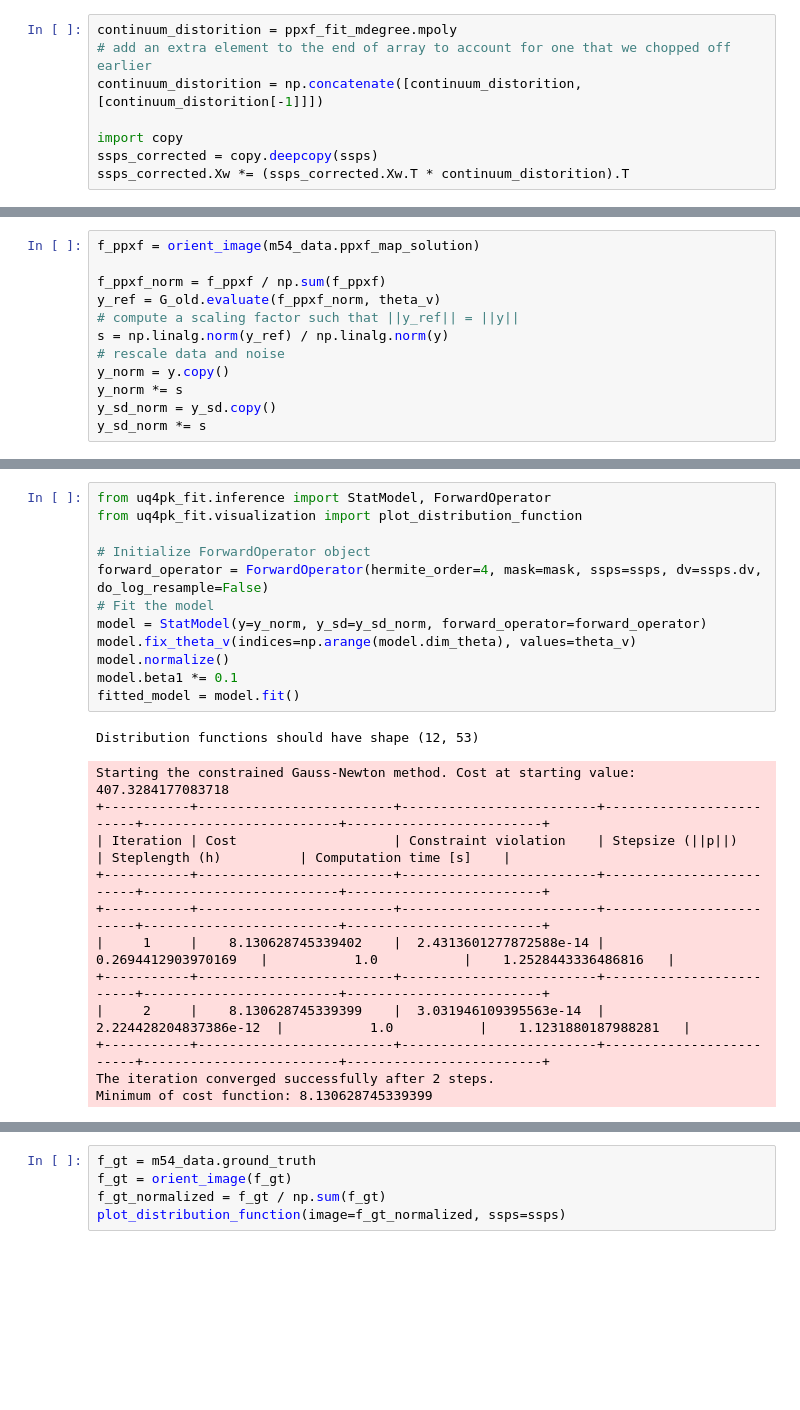
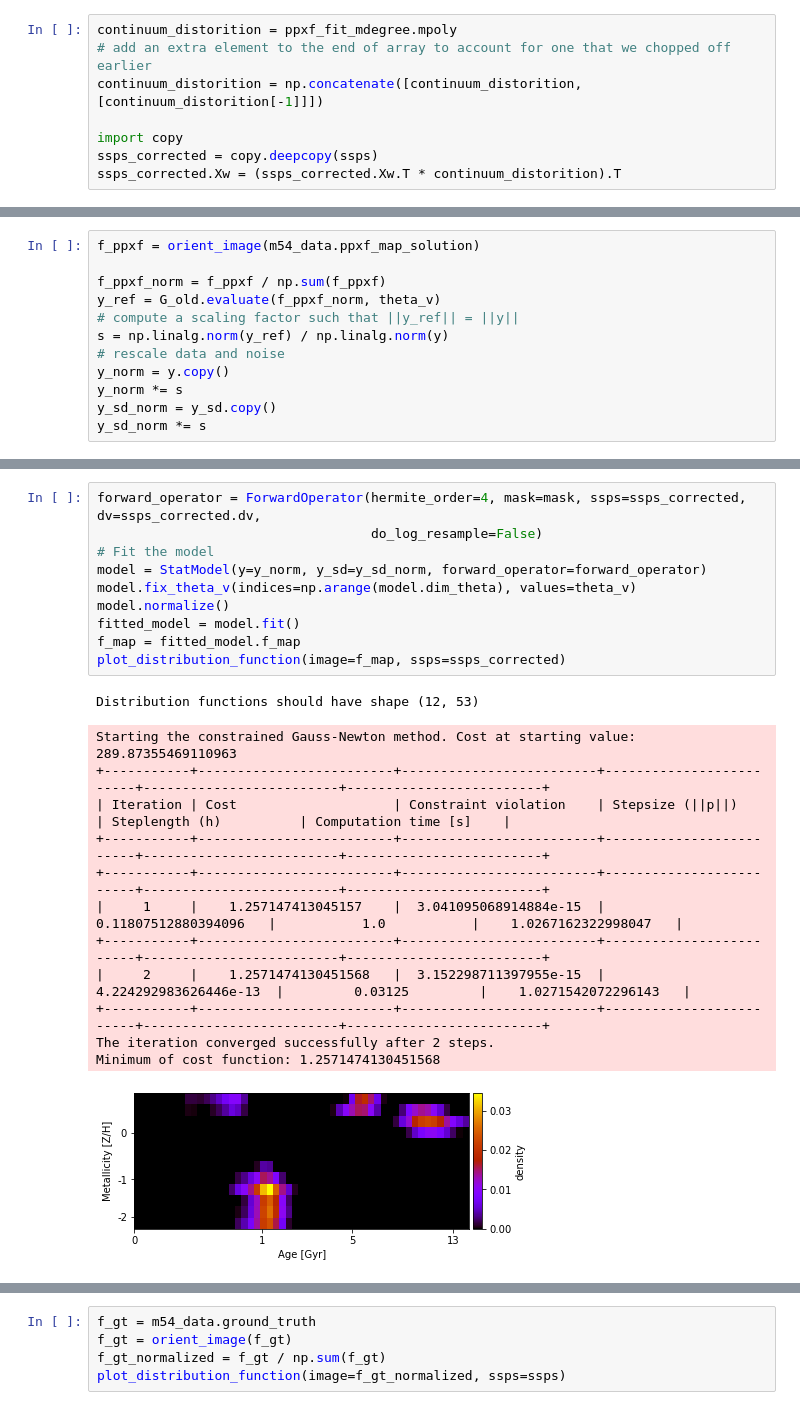
Before and after one commit to prashjet/uq4pk, a Jupyter notebook: notebooks/M54_data.ipynb, the cells around one changed output, grey strips where cells are left out. Cells and saved outputs as stored; diff of their text form; blank space fills up the shorter version.

```diff
--- a/notebooks/M54_data.ipynb
+++ b/notebooks/M54_data.ipynb
@@ -261,7 +259,7 @@ continuum_distorition = np.concatenate([continuum_distorition, [continuum_distor
 
 import copy
 ssps_corrected = copy.deepcopy(ssps)
-ssps_corrected.Xw *= (ssps_corrected.Xw.T * continuum_distorition).T
+ssps_corrected.Xw = (ssps_corrected.Xw.T * continuum_distorition).T
 # %% [markdown]
 Now to modify the observation operator we relpace the ssps by these "corrected" versions,
 # %%
@@ -322,25 +350,24 @@ Next, we fit our model:
 # %%
-from uq4pk_fit.inference import StatModel, ForwardOperator
-from uq4pk_fit.visualization import plot_distribution_function
-
-# Initialize ForwardOperator object
-forward_operator = ForwardOperator(hermite_order=4, mask=mask, ssps=ssps, dv=ssps.dv, do_log_resample=False)
+forward_operator = ForwardOperator(hermite_order=4, mask=mask, ssps=ssps_corrected, dv=ssps_corrected.dv,
+                                   do_log_resample=False)
 # Fit the model
 model = StatModel(y=y_norm, y_sd=y_sd_norm, forward_operator=forward_operator)
 model.fix_theta_v(indices=np.arange(model.dim_theta), values=theta_v)
 model.normalize()
-model.beta1 *= 0.1
 fitted_model = model.fit()
+f_map = fitted_model.f_map
+plot_distribution_function(image=f_map, ssps=ssps_corrected)
 # %% [output]
 Distribution functions should have shape (12, 53)
-Starting the constrained Gauss-Newton method. Cost at starting value: 407.3284177083718
+Starting the constrained Gauss-Newton method. Cost at starting value: 289.87355469110963
 +-----------+-------------------------+-------------------------+-------------------------+-------------------------+-------------------------+
 | Iteration | Cost                    | Constraint violation    | Stepsize (||p||)        | Steplength (h)          | Computation time [s]    |
 +-----------+-------------------------+-------------------------+-------------------------+-------------------------+-------------------------+
 +-----------+-------------------------+-------------------------+-------------------------+-------------------------+-------------------------+
-|     1     |    8.130628745339402    |  2.4313601277872588e-14 |    0.2694412903970169   |           1.0           |    1.2528443336486816   |
+|     1     |    1.257147413045157    |  3.041095068914884e-15  |   0.11807512880394096   |           1.0           |    1.0267162322998047   |
 +-----------+-------------------------+-------------------------+-------------------------+-------------------------+-------------------------+
-|     2     |    8.130628745339399    |  3.031946109395563e-14  |  2.224428204837386e-12  |           1.0           |    1.1231880187988281   |
+|     2     |    1.2571474130451568   |  3.152298711397955e-15  |  4.224292983626446e-13  |         0.03125         |    1.0271542072296143   |
 +-----------+-------------------------+-------------------------+-------------------------+-------------------------+-------------------------+
 The iteration converged successfully after 2 steps.
-Minimum of cost function: 8.130628745339399
+Minimum of cost function: 1.2571474130451568
+[figure, added]
```
Also changed, not shown: parts of 31 cells of this notebook.
